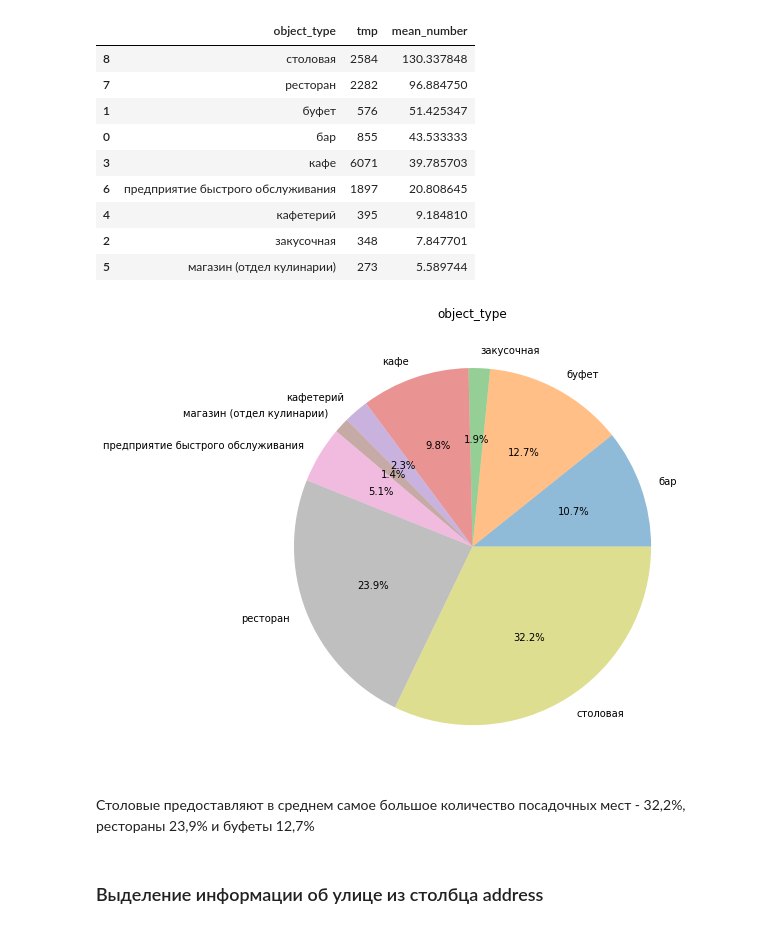
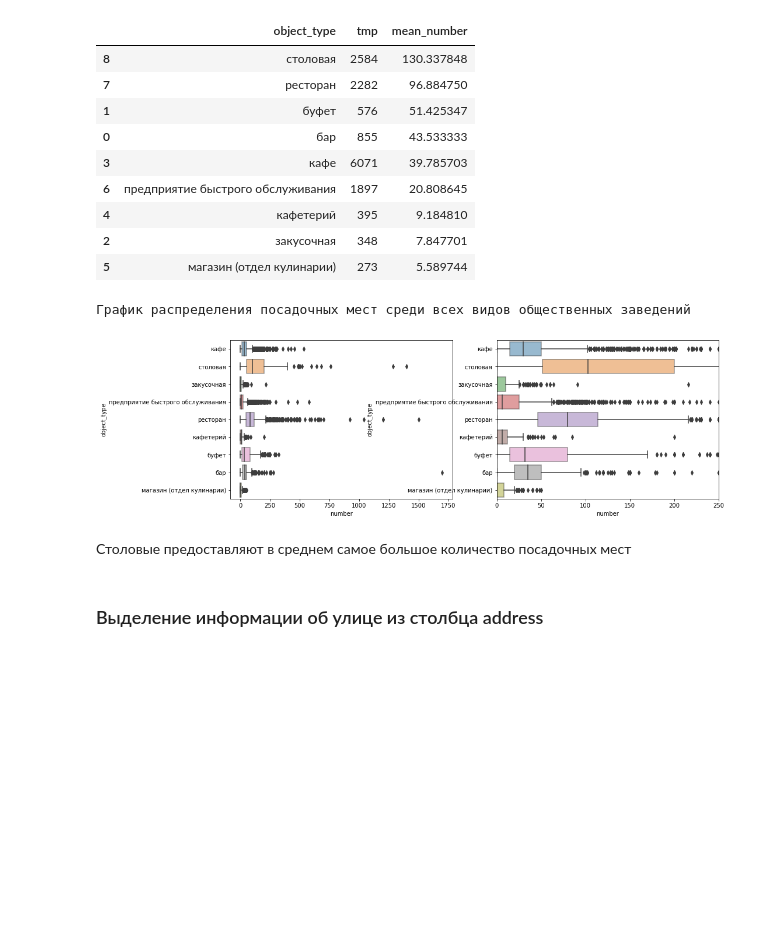
Before and after one commit to ahmishkevich/projects_DA, a Jupyter notebook: project_9(market_of__catering_establishments_in_Moscow)/Проект 9. Рынок заведений общественного питания Москвы.ipynb, the cells around one changed output. Drawn from its saved outputs; the diff is of its cells as text; code cells hidden in the pictures; blank space fills up the shorter version.

```diff
--- a/project_9(market_of__catering_establishments_in_Moscow)/Проект 9. Рынок заведений общественного питания Москвы.ipynb
+++ b/project_9(market_of__catering_establishments_in_Moscow)/Проект 9. Рынок заведений общественного питания Москвы.ipynb
@@ -87,8 +88,16 @@ def first_look (df):
 #    print('------------- Наиболее популярные уникальные значения -------------')
 #    for column in df:
 #        print(df[column].value_counts())
-# %%
-df = pd.read_csv('/datasets/rest_data.csv', sep=',')
+# %%
+pth1 = 'C:/Users/ahmis/Documents/GitHub/projects_DA/project_9(market_of__catering_establishments_in_Moscow)/rest_data.csv'
+pth2 = '/datasets/rest_data.csv'
+
+if os.path.exists(pth1):
+  df = pd.read_csv(pth1, delimiter=',')
+elif os.path.exists(pth2):
+  df = pd.read_csv(pth2, delimiter=',')
+else:
+    print('Something is wrong')
 # %%
 first_look(df)
 # %% [output]
@@ -392,16 +401,22 @@ chain_all.sort_values('mean_number', ascending=False)
 | 4 | кафетерий | 395 | 9.184810 |
 | 2 | закусочная | 348 | 7.847701 |
 | 5 | магазин (отдел кулинарии) | 273 | 5.589744 |
-# %%
-plt.subplots(figsize=(8, 10))
-plt.pie(chain_all['mean_number'], labels=chain_all['object_type'], autopct='%1.1f%%', wedgeprops={'alpha':0.5})
-
-plt.title('object_type')
-plt.show()
-# %% [output]
-[figure, removed]
+# %%
+print('График распределения посадочных мест среди всех видов общественных заведений')
+
+plt.figure(figsize=(15, 5))
+#построение графика
+sns.boxplot(data = df, x='number', y='object_type', boxprops=dict(alpha=0.5), ax = plt.subplot(1,2,1))
+# график в масштабе
+sns.boxplot(data = df, x='number', y='object_type', boxprops=dict(alpha=0.5), ax = plt.subplot(1,2,2))
+plt.xlim(0, 250)
+
+plt.show()
+# %% [output]
+График распределения посадочных мест среди всех видов общественных заведений
+[figure, added]
 # %% [markdown]
-Столовые предоставляют в среднем самое большое количество посадочных мест - 32,2%, рестораны 23,9% и буфеты 12,7%
+Столовые предоставляют в среднем самое большое количество посадочных мест
 # %% [markdown]
 ### Выделение информации об улице из столбца address
 # %% [markdown]
```
Also changed, not shown: parts of 4 cells of this notebook.
